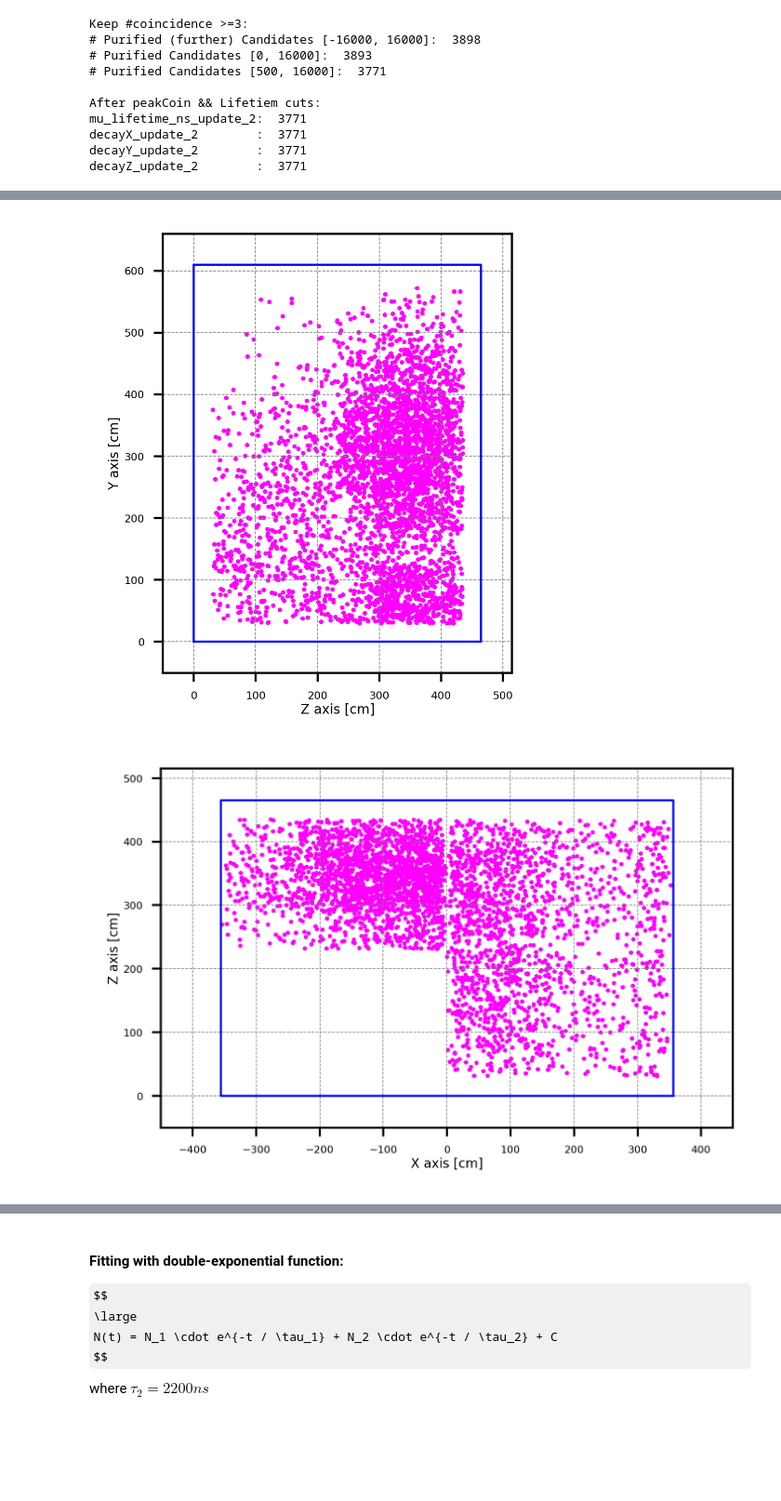
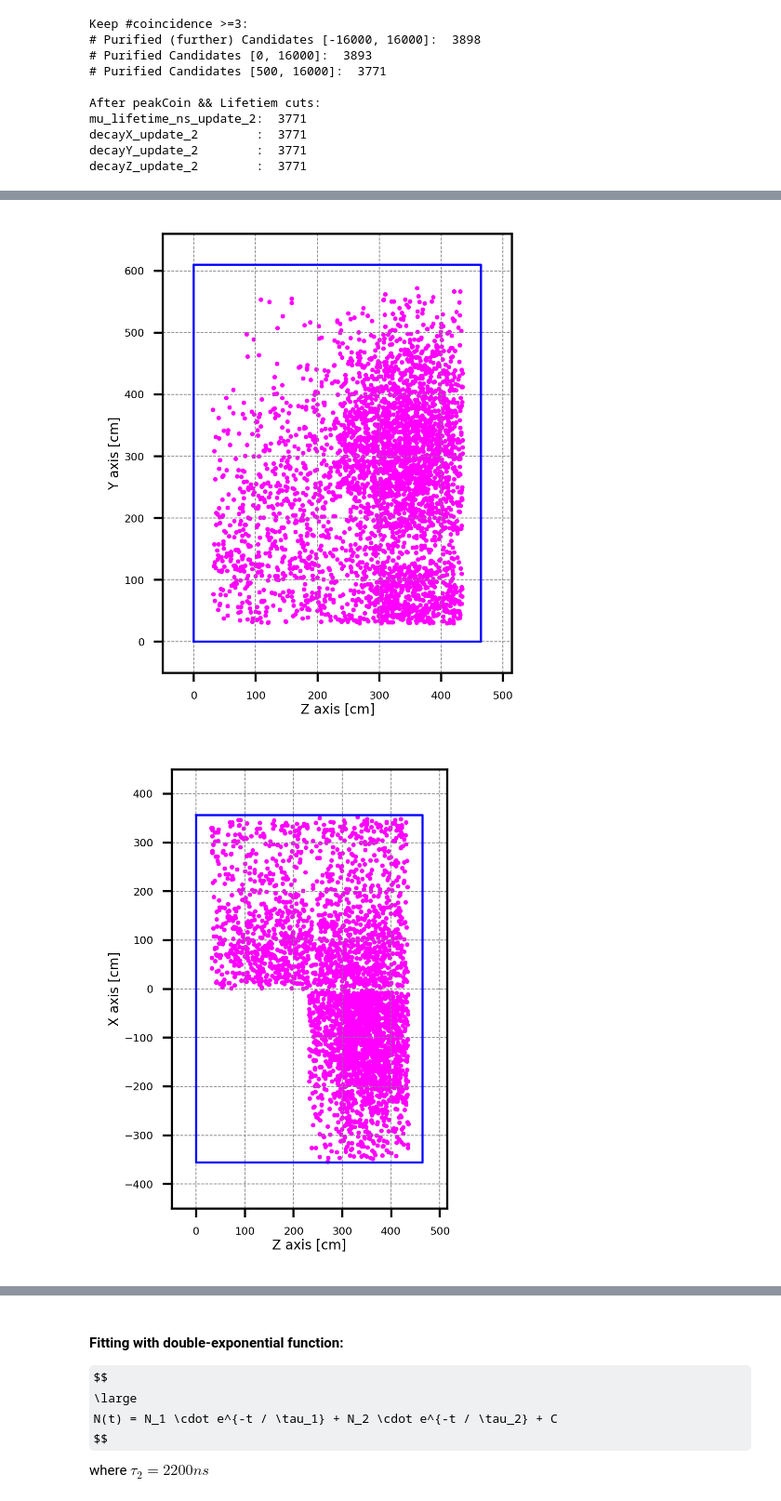
Before and after one commit to szhang17phys/analyze_pdhd_DATA_v2, a Jupyter notebook: jupyter/michel_stat/beamRun28891_FullRun/michelStat_20250615.ipynb, the cells around one changed output, grey strips where cells are left out. Shown at 93% size. Drawn from its saved outputs; the diff is of its cells as text; code cells hidden in the pictures; some formulas as TeX source; blank space fills up the shorter version.

```diff
--- a/jupyter/michel_stat/beamRun28891_FullRun/michelStat_20250615.ipynb
+++ b/jupyter/michel_stat/beamRun28891_FullRun/michelStat_20250615.ipynb
@@ -615,21 +615,26 @@ plt.show()
 
 
 
+
+
 #Z-X plane ploting (Top View)----------------------------------------
 plt.figure(figsize=(4,3),dpi=400)
+
 #auxiliary line, along y(geo) and x axis---
 aux2 = [0, 465, 465, 0, 0] #y shoud be y---
 aux1 = [356, 356, -356, -356, 356]
-plt.plot(aux1, aux2, color="blue", linewidth=0.8, linestyle='-')
+plt.plot(aux2, aux1, color="blue", linewidth=0.8, linestyle='-')
+
 
 #Drawing of data points------
-plt.scatter(decayX_update_2, decayZ_update_2, c='magenta', s=2.0, alpha=1.0, marker='.', label='Magenta Bias')
+plt.scatter(decayZ_update_2, decayX_update_2, c='magenta', s=2.0, alpha=1.0, marker='.', label='Magenta Bias')
+
 
 plt.axis('scaled')
-plt.xlim(-450, 450)#z---
-plt.ylim(-50, 515)
-plt.xlabel('X axis [cm]', labelpad=1, fontsize=5)
-plt.ylabel('Z axis [cm]', labelpad=1, fontsize=5)
+plt.ylim(-450, 450)#z---
+plt.xlim(-50, 515)
+plt.ylabel('X axis [cm]', labelpad=1, fontsize=5)
+plt.xlabel('Z axis [cm]', labelpad=1, fontsize=5)
 plt.tick_params(labelsize=4)#set the size of ticks---
 plt.grid(color='gray', linestyle='--', linewidth=0.3, zorder=0)
 plt.show()
@@ -765,34 +770,34 @@ n0_text = f'N₀ = {popt[0]:.0f} ± {perr[0]:.0f}'
 tau_text = f'τ = {popt[1]:.0f} ± {perr[1]:.0f} ns'
 c_text = f'C = {popt[2]:.1f} ± {perr[2]:.1f}'
 chi2_text = f'χ² / ndf = {chi2:.1f} / {ndf}'
 
 t_fit = np.linspace(range_min, range_max, 1000)
 fit_line, = plt.plot(t_fit, exp_func(t_fit, *popt), color='red', linestyle='--', label=tau_text)
 
 # Dummy handles for text-only legend entries
 dummy_n0 = plt.Line2D([], [], color='none', label=n0_text)
 dummy_c = plt.Line2D([], [], color='none', label=c_text)
 dummy_chi2 = plt.Line2D([], [], color='none', label=chi2_text)
 
 # Histogram handle
 hist_handle = plt.Line2D([], [], color='blue', linestyle='-', label='Muon Lifetime Preliminary')
 
 plt.legend(handles=[hist_handle, fit_line, dummy_n0, dummy_c, dummy_chi2],
            loc='upper center', bbox_to_anchor=(0.7, 0.99),
            fontsize=7, ncol=1, prop={'size': 6})
 
 plt.xlim(0, 16000)
 plt.ylim(0.9, 1000)
 #plt.yscale('log')
 plt.xlabel('Time [ns]', labelpad=2, fontsize=8)
 plt.ylabel('#Counts', labelpad=1, fontsize=8)
 plt.tick_params(labelsize=7)
 plt.grid(color='gray', linestyle='--', linewidth=0.2, zorder=0)
 plt.show()
 # %% [output]
 [figure]
 [figure]
-[figure, old version]
+[figure, new version]
 [figure]
 [figure]
 Least Square Fitting:==================
```
Also changed, not shown: parts of 9 cells of this notebook, 22 other files.
